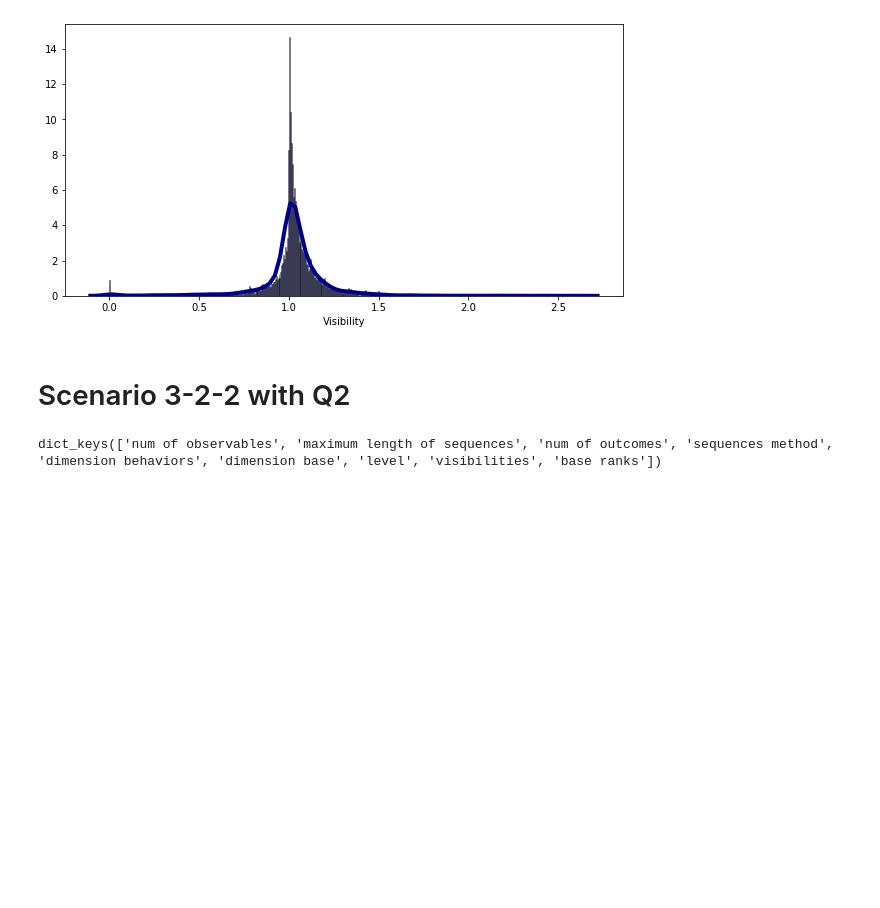
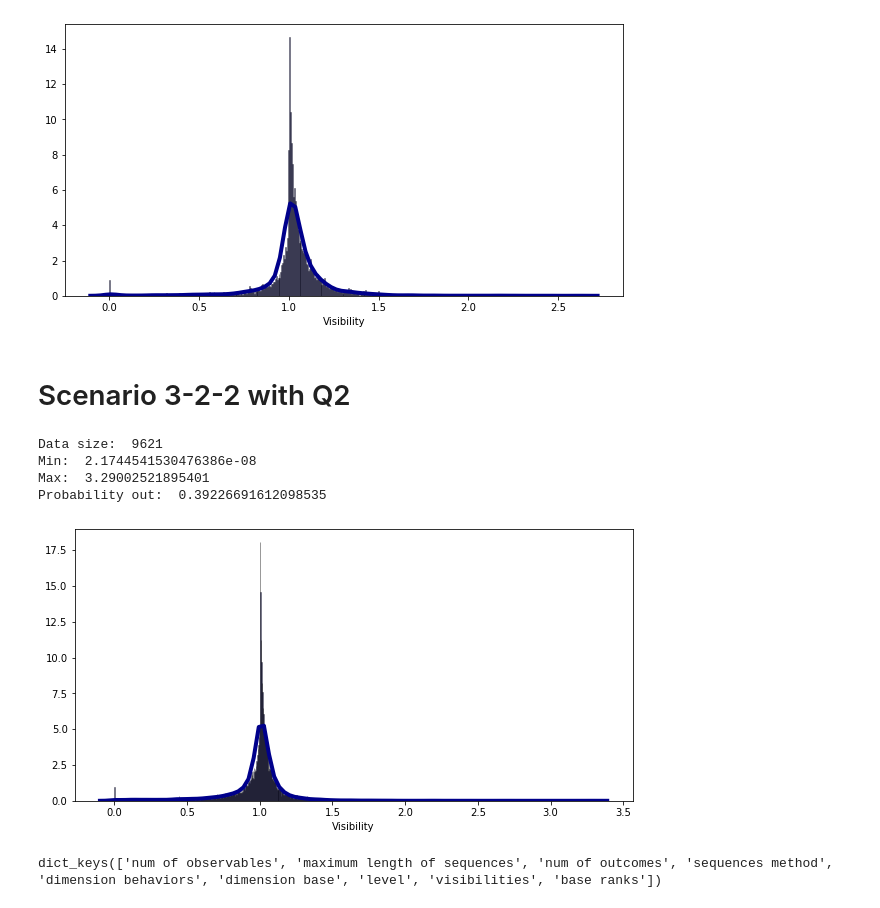
Before and after one commit to adelshb/Bounding-the-dimension-of-quantum-systems-with-sequential-measurements, a Jupyter notebook: Probability_Set_Geometry-From_data.ipynb, the cells around one changed output. Saved outputs shown, nothing was run; the diff lists cells and outputs as text; code cells hidden in the pictures; blank space fills up the shorter version.

```diff
--- a/Probability_Set_Geometry-From_data.ipynb
+++ b/Probability_Set_Geometry-From_data.ipynb
@@ -95,6 +95,15 @@ Probability out:  0.2685260586319218
 [figure]
 # %% [markdown]
 # Scenario 3-2-2 with Q2
+# %%
+filename = "general_method/data/3-num_obs-2-len_seq-1-out_max-3-dim_behavior-2-dim_base-2-level.json"
+plot_vis_distri(filename)
+# %% [output]
+Data size:  9621
+Min:  2.1744541530476386e-08
+Max:  3.29002521895401
+Probability out:  0.39226691612098535
+[figure, added]
 # %%
 data.keys()fig = plt.subplots(figsize=(8,5))
 plt.plot(range(1,len(prob_out)+1), prob_out, color='red', marker='o')
```
Also changed, not shown: 38 other files.
